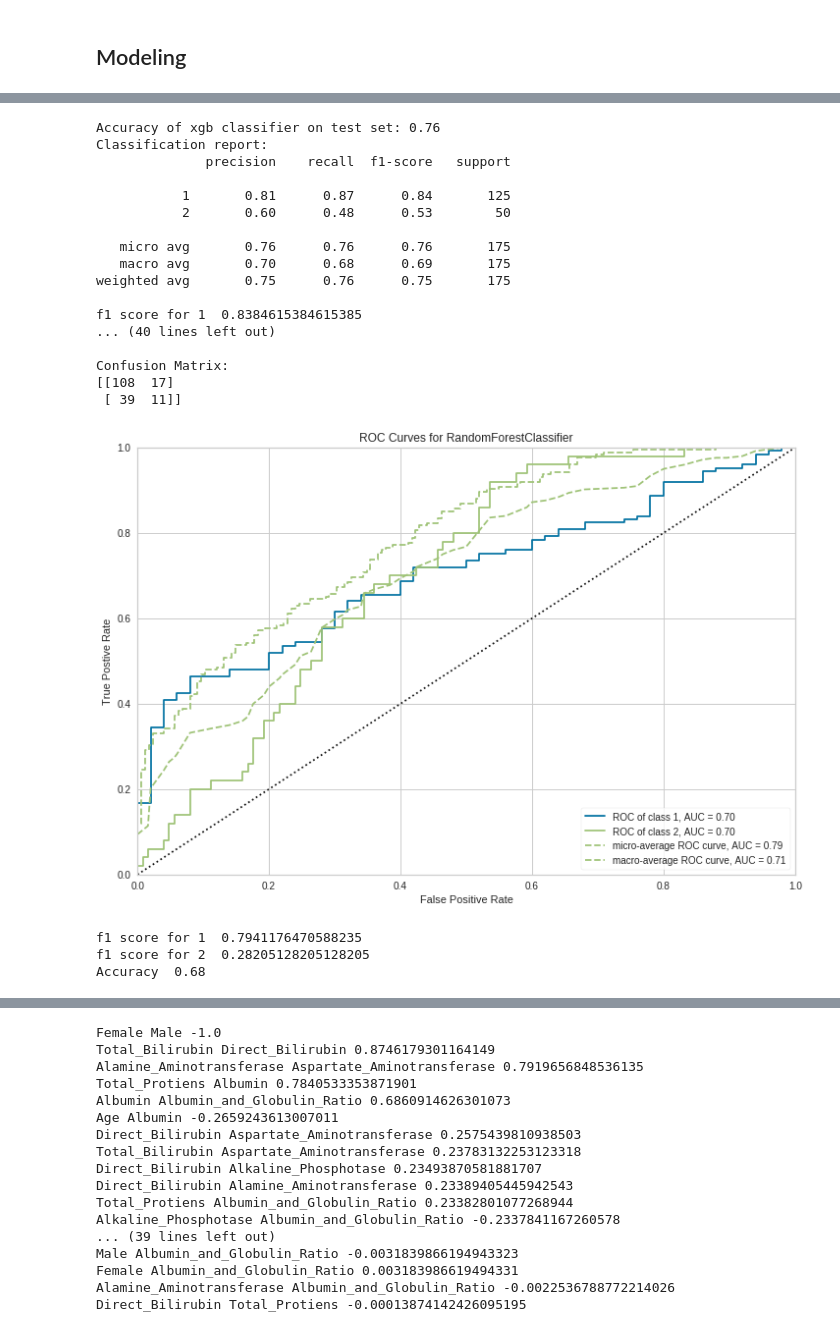
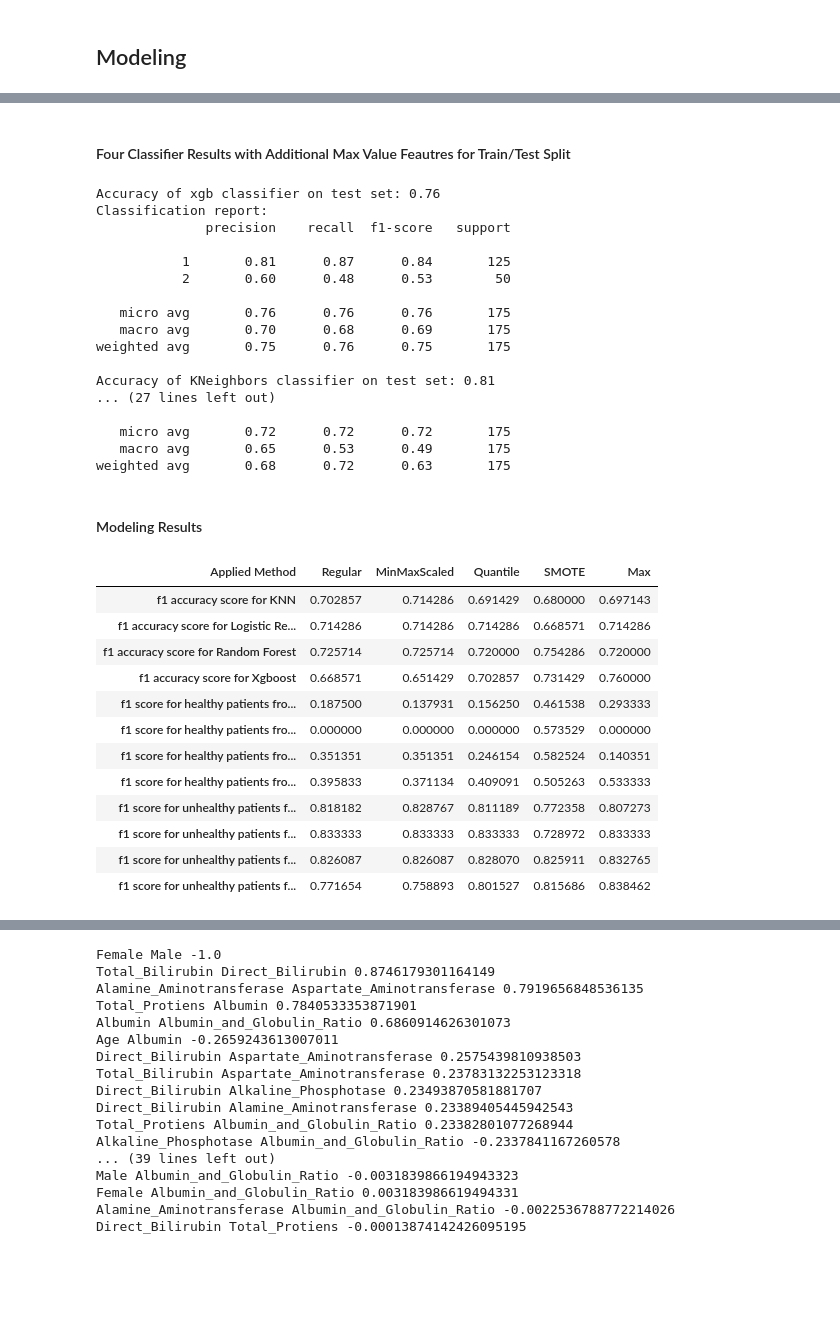
Before and after one commit to ZOvanesyan/Springboard, a Jupyter notebook: Capstone_Project1/Capstone-Project1.ipynb, the cells around one changed output, grey strips where cells are left out. Drawn from its saved outputs; the diff is of its cells as text; code cells hidden in the pictures; blank space fills up the shorter version.

```diff
--- a/Capstone_Project1/Capstone-Project1.ipynb
+++ b/Capstone_Project1/Capstone-Project1.ipynb
@@ -380,4 +335,5 @@ model = ["Xgboost", "KN Neighbors", "Logistic Regression", "Random Forest"]
 fsc1=[]
 fsc2=[]
 acc=[]
-result = ["Regular", "Quantile", "SMOTE", "Max"]
+f1acc=[]
+result = ["Regular", "MinMaxScaled", "Quantile", "SMOTE", "Max"]
@@ -648,3 +566,5 @@ pscore
+# %% [markdown]
+#### Four Classifier Results with Additional Max Value Feautres for Train/Test Split
 # %%
 # Add new features that set 1 if a sample value is above the corrsponding feature's max value, 0 otherwise.
 
@@ -655,62 +575,33 @@ for i in range(len(qcut_cols)):
     new_max_f1=qcut_cols[i]
     important_max[new_max_f1+'_max']=np.where(important_max[new_max_f1]>val[new_max_f1], 1, 0)
 
-#important_max
-
 new_cols_max=important_max.columns.values
 
 X_train, X_test, y_train, y_test = train_test_split(important_max[new_cols_max], y, test_size = 0.3, random_state=0, stratify=y)
 
 fscore, accuracy = XGB(X_train, y_train, X_test, y_test)
-print ("f1 score for 1 ", fscore[0])
-print ("f1 score for 2 ", fscore[1])
-print ("Accuracy ", accuracy)
+
 fsc1.append(fscore[0])
 fsc2.append(fscore[1])
 acc.append(accuracy)
 
-#X_train, y_train, X_test, y_test = scaling(X, y, 1)
+fscore, accuracy = KNN(X_train, y_train, X_test, y_test)
 
-fscore, accuracy = KNN(X_train, y_train, X_test, y_test)
-print ("f1 score for 1 ", fscore[0])
-print ("f1 score for 2 ", fscore[1])
-print ("Accuracy ", accuracy)
 fsc1.append(fscore[0])
 fsc2.append(fscore[1])
 acc.append(accuracy)
 
 fscore, accuracy = LR(X_train, y_train, X_test, y_test)
-print ("f1 score for 1 ", fscore[0])
-print ("f1 score for 2 ", fscore[1])
-print ("Accuracy ", accuracy)
+
 fsc1.append(fscore[0])
 fsc2.append(fscore[1])
 acc.append(accuracy)
 
-X_train, y_train, X_test, y_test = scaling(X, y, 0)
+fscore, accuracy, features = RF(X_train, y_train, X_test, y_test)
 
-fscore, accuracy = RF(X_train, y_train, X_test, y_test)
-print ("f1 score for 1 ", fscore[0])
-print ("f1 score for 2 ", fscore[1])
-print ("Accuracy ", accuracy)
 fsc1.append(fscore[0])
 fsc2.append(fscore[1])
 acc.append(accuracy)
-
-
-##rfc = RandomForestClassifier(random_state=42, criterion='entropy', min_samples_split=5, max_depth=4, oob_score=True)
-##parameters = {'n_estimators':[200, 400, 600, 800, 1000], 'min_samples_leaf':[4, 8, 16], 'max_features': ['auto', 'sqrt']}
-
-##scoring = make_scorer(accuracy_score, greater_is_better=True)
-
-##cl_rand_fr = GridSearchCV(rfc, param_grid=parameters, cv=3, n_jobs=-1, scoring=scoring)
-##cl_rand_fr.fit(X_train, y_train)
-##cl_rand_fr = cl_rand_fr.best_estimator_
-
-# Show prediction accuracy score
-
-##print ('Accuracy of random forest classifier on test set for features above threshold value: {:.2f}'.format(accuracy_score(y_test, cl_rand_fr.predict(X_test))))
-##print ("Classification report:\n{}".format(classification_report(y_test,cl_rand_fr.predict(X_test))))
 # %% [output]
 Accuracy of xgb classifier on test set: 0.76
 Classification report:
@@ -723,13 +614,29 @@ Classification report:
    macro avg       0.70      0.68      0.69       175
 weighted avg       0.75      0.76      0.75       175
 
-f1 score for 1  0.8384615384615385
-... (40 lines left out)
+Accuracy of KNeighbors classifier on test set: 0.81
+... (27 lines left out)
 
-Confusion Matrix:
-[[108  17]
- [ 39  11]]
+   micro avg       0.72      0.72      0.72       175
+   macro avg       0.65      0.53      0.49       175
+weighted avg       0.68      0.72      0.63       175
-[figure, removed]
-f1 score for 1  0.7941176470588235
-f1 score for 2  0.28205128205128205
-Accuracy  0.68
+# %% [markdown]
+#### Modeling Results
+# %%
+table=pd.DataFrame({'Applied Method':result, 'f1 score for unhealthy patients from Xgboost':[fsc1[0], fsc1[4], fsc1[8], fsc1[12], fsc1[16]], 'f1 score for healthy patients from Xgboost':[fsc2[0], fsc2[4], fsc2[8], fsc2[12], fsc2[16]], 'f1 accuracy score for Xgboost':[acc[0], acc[4], acc[8], acc[12], acc[16]], 'f1 score for unhealthy patients from KNN':[fsc1[1], fsc1[5], fsc1[9], fsc1[13], fsc1[17]], 'f1 score for healthy patients from KNN':[fsc2[1], fsc2[5], fsc2[9], fsc2[13], fsc2[17]], 'f1 accuracy score for KNN':[acc[1], acc[5], acc[9], acc[13], acc[17]], 'f1 score for unhealthy patients from Logistic Regression':[fsc1[2], fsc1[6], fsc1[10], fsc1[14], fsc1[18]], 'f1 score for healthy patients from Logistic Regression':[fsc2[2], fsc2[6], fsc2[10], fsc2[14], fsc2[18]], 'f1 accuracy score for Logistic Regression':[acc[2], acc[6], acc[10], acc[14], acc[18]], 'f1 score for unhealthy patients from Random Forest':[fsc1[3], fsc1[7], fsc1[11], fsc1[15], fsc1[19]], 'f1 score for healthy patients from Random Forest':[fsc2[3], fsc2[7], fsc2[11], fsc2[15], fsc2[19]], 'f1 accuracy score for Random Forest':[acc[3], acc[7], acc[11], acc[15], acc[19]]})
+table=table.set_index('Applied Method').T
+table
+# %% [output]
+| Applied Method | Regular | MinMaxScaled | Quantile | SMOTE | Max |
+| f1 accuracy score for KNN | 0.702857 | 0.714286 | 0.691429 | 0.680000 | 0.697143 |
+| f1 accuracy score for Logistic Re... | 0.714286 | 0.714286 | 0.714286 | 0.668571 | 0.714286 |
+| f1 accuracy score for Random Forest | 0.725714 | 0.725714 | 0.720000 | 0.754286 | 0.720000 |
+| f1 accuracy score for Xgboost | 0.668571 | 0.651429 | 0.702857 | 0.731429 | 0.760000 |
+| f1 score for healthy patients fro... | 0.187500 | 0.137931 | 0.156250 | 0.461538 | 0.293333 |
+| f1 score for healthy patients fro... | 0.000000 | 0.000000 | 0.000000 | 0.573529 | 0.000000 |
+| f1 score for healthy patients fro... | 0.351351 | 0.351351 | 0.246154 | 0.582524 | 0.140351 |
+| f1 score for healthy patients fro... | 0.395833 | 0.371134 | 0.409091 | 0.505263 | 0.533333 |
+| f1 score for unhealthy patients f... | 0.818182 | 0.828767 | 0.811189 | 0.772358 | 0.807273 |
+| f1 score for unhealthy patients f... | 0.833333 | 0.833333 | 0.833333 | 0.728972 | 0.833333 |
+| f1 score for unhealthy patients f... | 0.826087 | 0.826087 | 0.828070 | 0.825911 | 0.832765 |
+| f1 score for unhealthy patients f... | 0.771654 | 0.758893 | 0.801527 | 0.815686 | 0.838462 |
```
Also changed, not shown: parts of 28 cells of this notebook.
